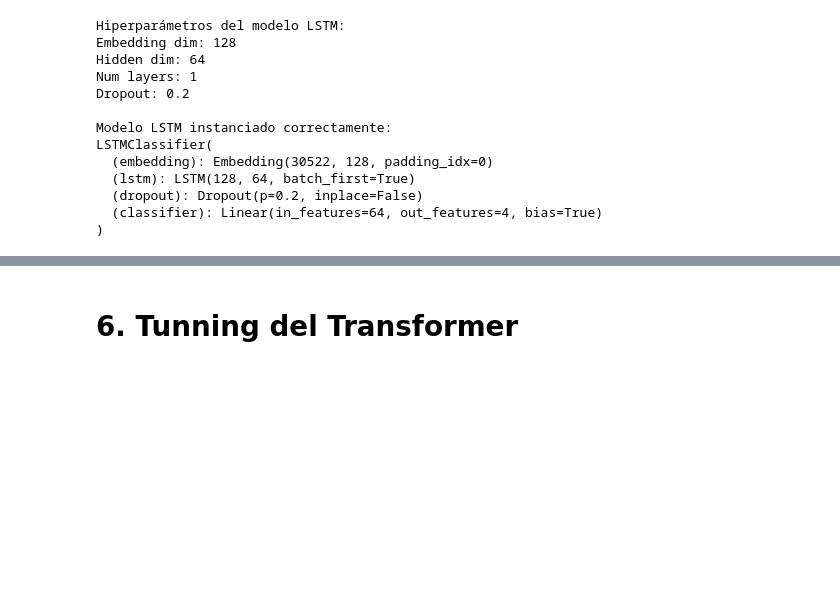
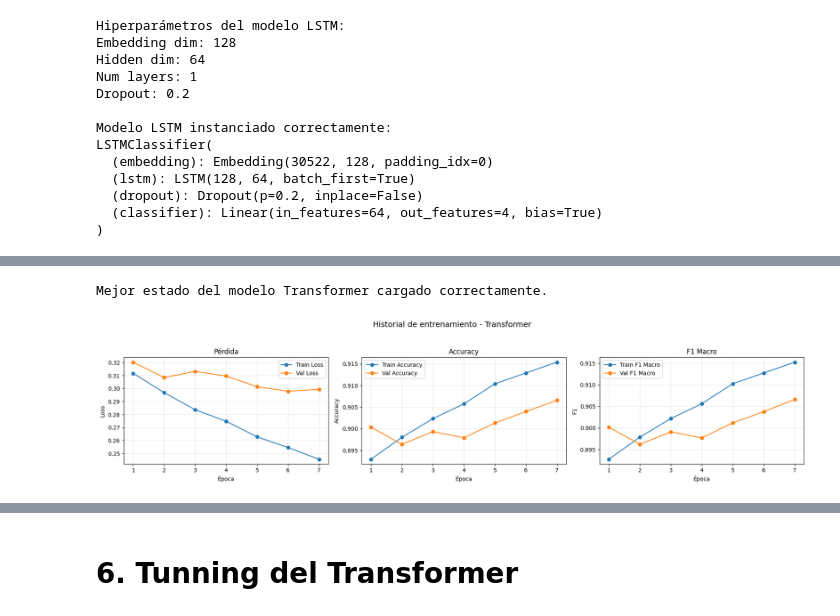
Before and after one commit to jhonattanreales21/nlp_icesi, a Jupyter notebook: unidad_3/Cano_Reales_nlp_with_transformers_&_LSTM.ipynb, the cells around one changed output, grey strips where cells are left out. Cells and saved outputs as stored; diff of their text form; code cells hidden in the pictures; blank space fills up the shorter version.

```diff
--- a/unidad_3/Cano_Reales_nlp_with_transformers_&_LSTM.ipynb
+++ b/unidad_3/Cano_Reales_nlp_with_transformers_&_LSTM.ipynb
@@ -1395,0 +1490,22 @@ plot_training_history(lstm_history, title="Historial de entrenamiento - LSTM")
+# %%
+# Entrenamos el modelo Transformer
+start_time = time.time()
+
+transformer_history, transformer_best_state, transformer_best_val_f1 = train_model(
+    model=transformer_model,
+    train_loader=train_loader,
+    val_loader=val_loader,
+    optimizer=transformer_optimizer,
+    criterion=transformer_criterion,
+    device=device,
+    num_epochs=num_epochs_base,
+    max_norm=1.0,
+)
+
+end_time = time.time()
+training_time = end_time - start_time
+
+print(f"\nMejor F1 macro en validación (Transformer): {transformer_best_val_f1:.4f}")
+print(
+    f"Tiempo total de entrenamiento del Transformer: {training_time:.2f} segundos ({training_time/60:.2f} minutos)"
+)
@@ -1395,0 +1529,12 @@ plot_training_history(lstm_history, title="Historial de entrenamiento - LSTM")
+# %%
+# Cargamos la mejor versión del modelo según validación
+transformer_model.load_state_dict(transformer_best_state)
+print("Mejor estado del modelo Transformer cargado correctamente.")
+
+# Graficamos la evolución del entrenamiento del modelo Transformer
+plot_training_history(
+    transformer_history, title="Historial de entrenamiento - Transformer"
+)
+# %% [output]
+Mejor estado del modelo Transformer cargado correctamente.
+[figure, added]
```
Also changed, not shown: parts of 22 cells of this notebook.
